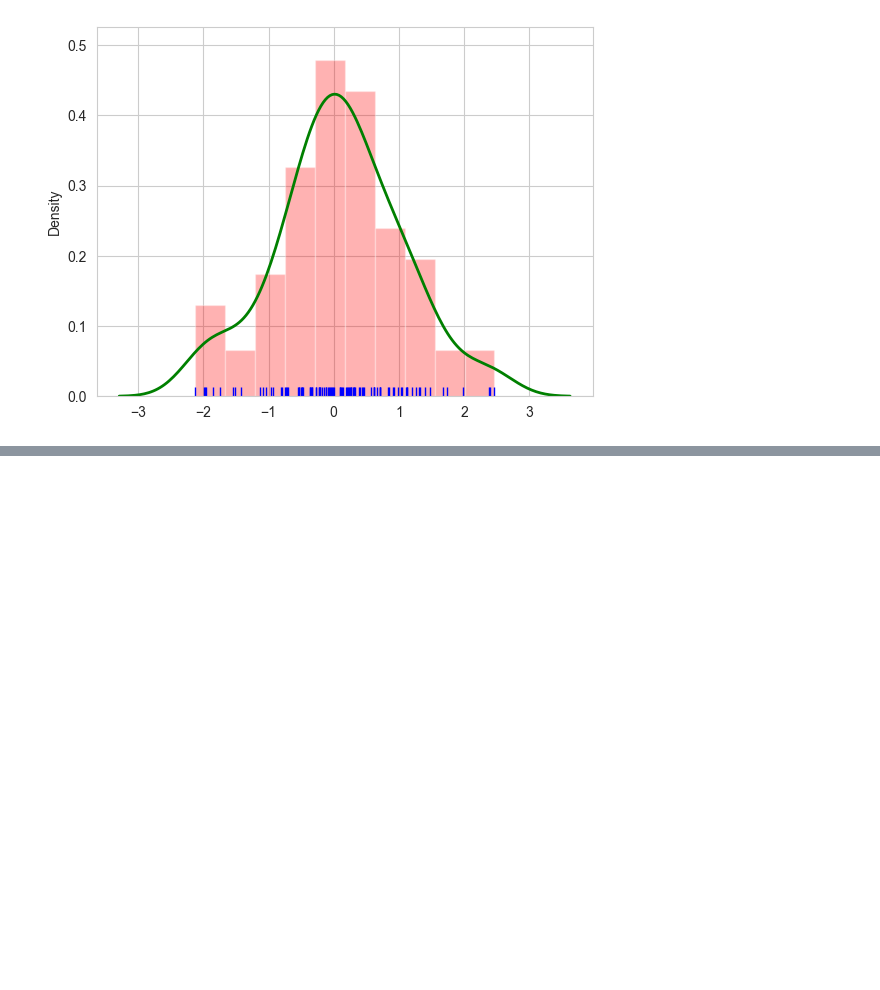
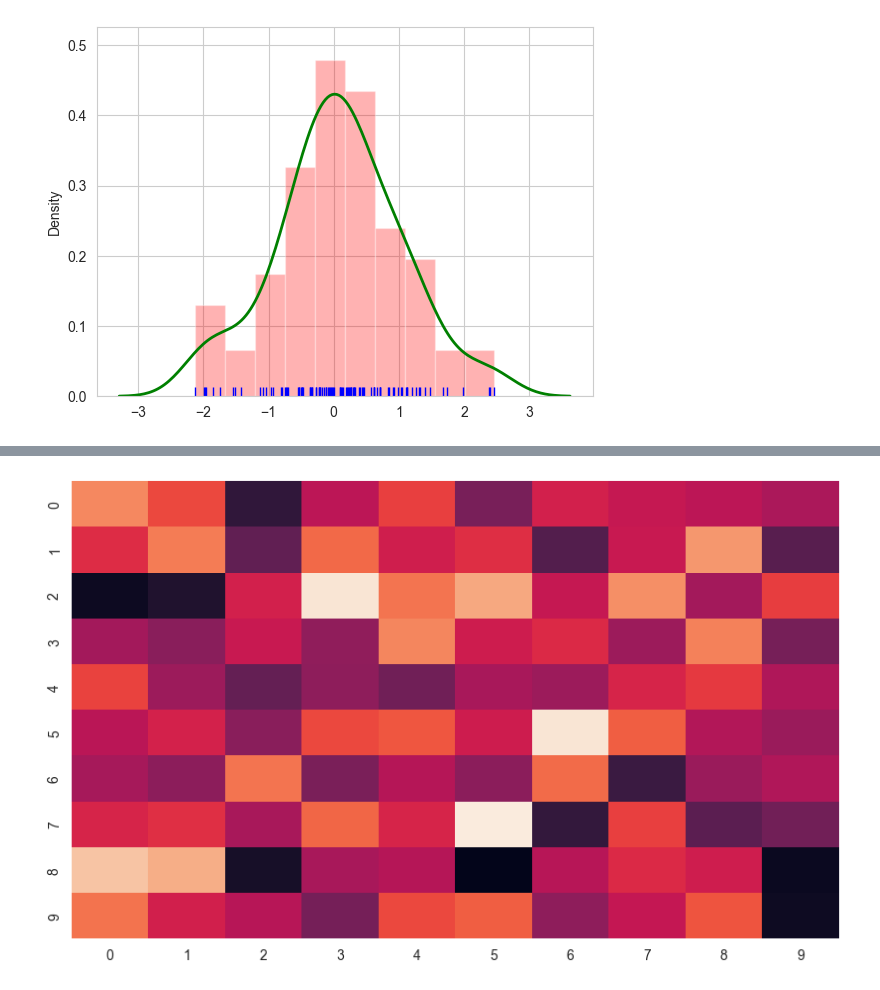
Before and after one commit to sarthak-opash/AI-ML-Internship, a Jupyter notebook: Day 11/seaborn.ipynb, the cells around one changed output, grey strips where cells are left out. Cells and saved outputs as stored; diff of their text form; code cells hidden in the pictures; blank space fills up the shorter version.

```diff
--- a/Day 11/seaborn.ipynb
+++ b/Day 11/seaborn.ipynb
@@ -68,0 +71,6 @@ plt.show()
+# %%
+plt.figure(figsize=(10,6))
+sns.heatmap(data.reshape(10,10), cbar=False)
+plt.show()
+# %% [output]
+[figure, added]
```
Also changed, not shown: parts of 1 cell of this notebook, 7 other files.
